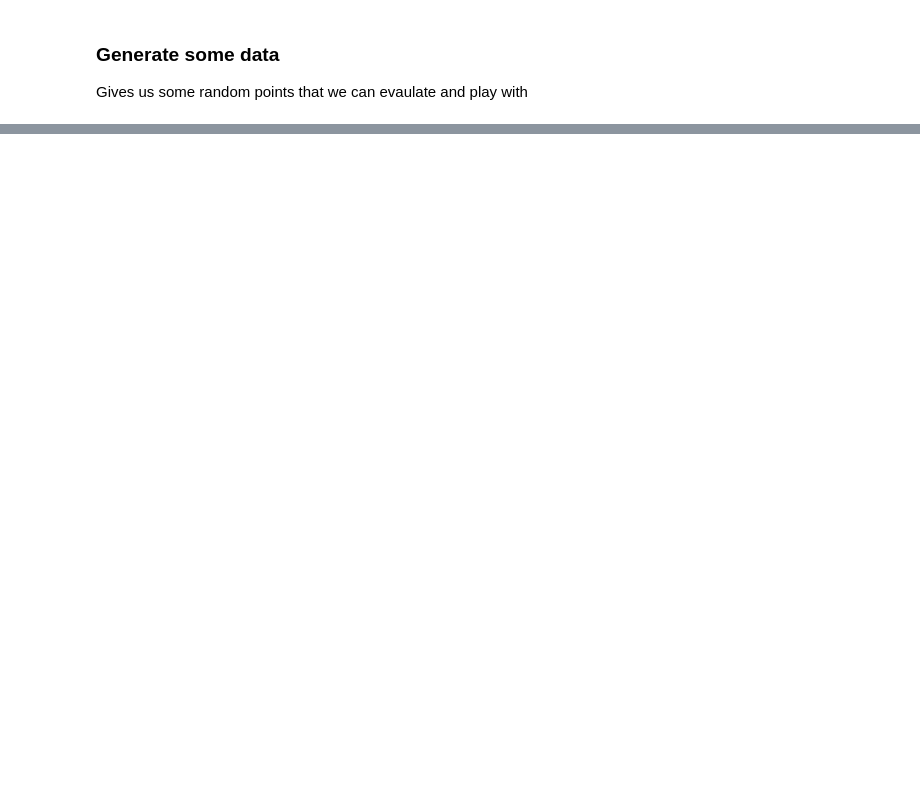
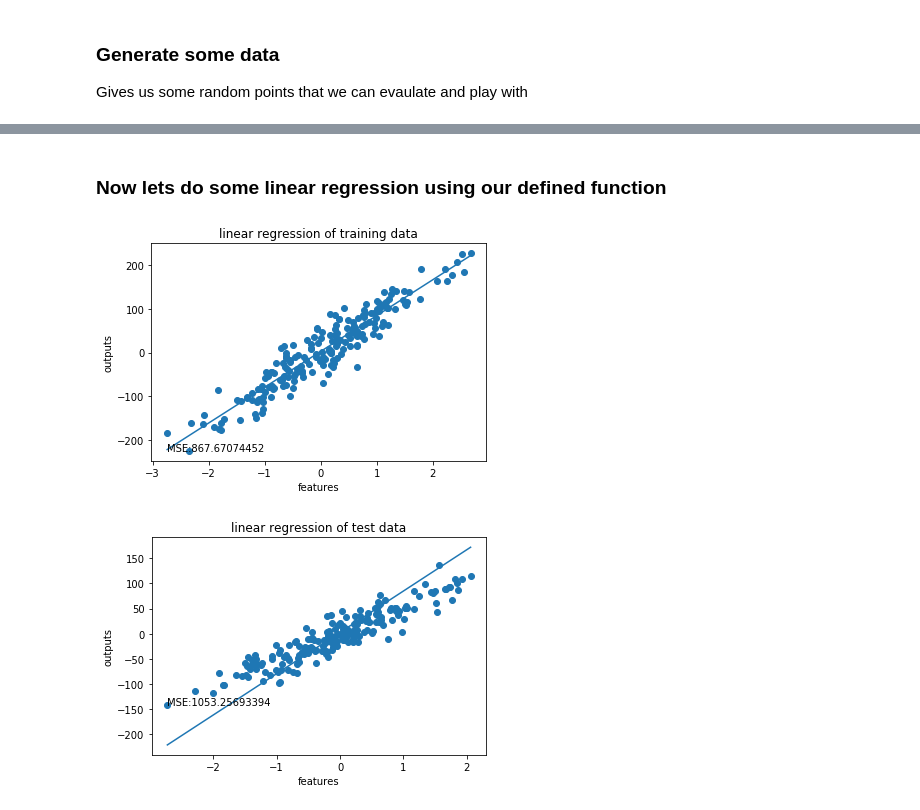
Before and after one commit to jacobprouse/linear-regression, a Jupyter notebook: regression.ipynb, the cells around one changed output, grey strips where cells are left out. Saved outputs shown, nothing was run; the diff lists cells and outputs as text; code cells hidden in the pictures; blank space fills up the shorter version.

```diff
--- a/regression.ipynb
+++ b/regression.ipynb
@@ -266,0 +208,24 @@ regression(w, test_x, test_y, space, y_space, 'polynomial degree 4 regression of
+# %% [markdown]
+### Now lets do some linear regression using our defined function
+# %%
+# reshape the data into column vectors
+train_x = training_features.reshape(-1,1)
+train_y = training_outputs.reshape(-1,1)
+test_x = test_features.reshape(-1,1)
+test_y = test_outputs.reshape(-1,1)
+
+# concat the ones arrays
+ones = np.ones([train_x.shape[0], 1])
+train_x = np.concatenate([ones, train_x],1)
+# calculate our weight vector
+w = np.linalg.inv(train_x.T.dot(train_x)).dot(train_x.T).dot(train_y)
+# now call our regression functin, passing in our data to plot
+regression(w, train_x, train_y, 1, 'linear regression of training data')
+
+# now for our test data
+ones = np.ones([test_x.shape[0], 1])
+test_x = np.concatenate([ones, test_x],1)
+regression(w, test_x, test_y, 1, 'linear regression of test data')
+# %% [output]
+[figure, added]
+[figure, added]
```
Also changed, not shown: parts of 29 cells of this notebook, 1 other file.
